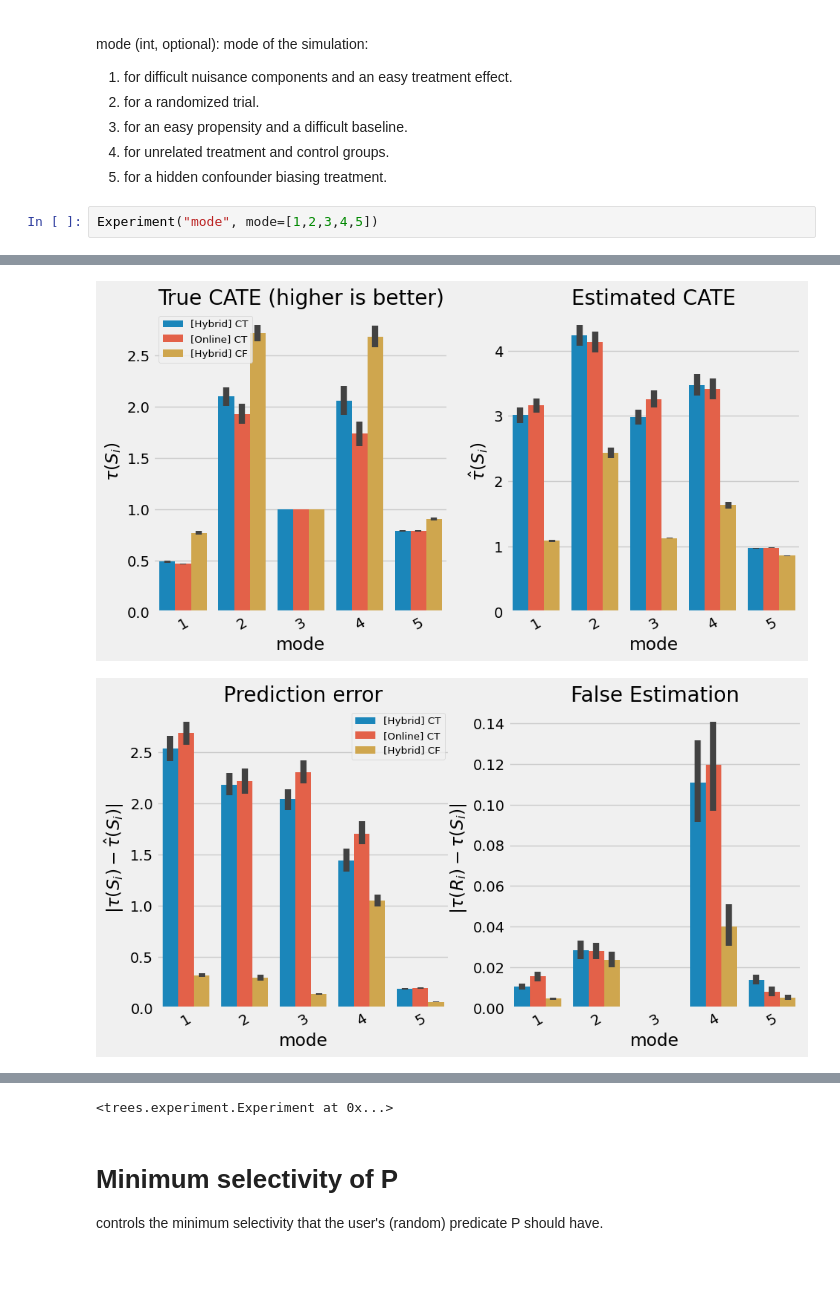
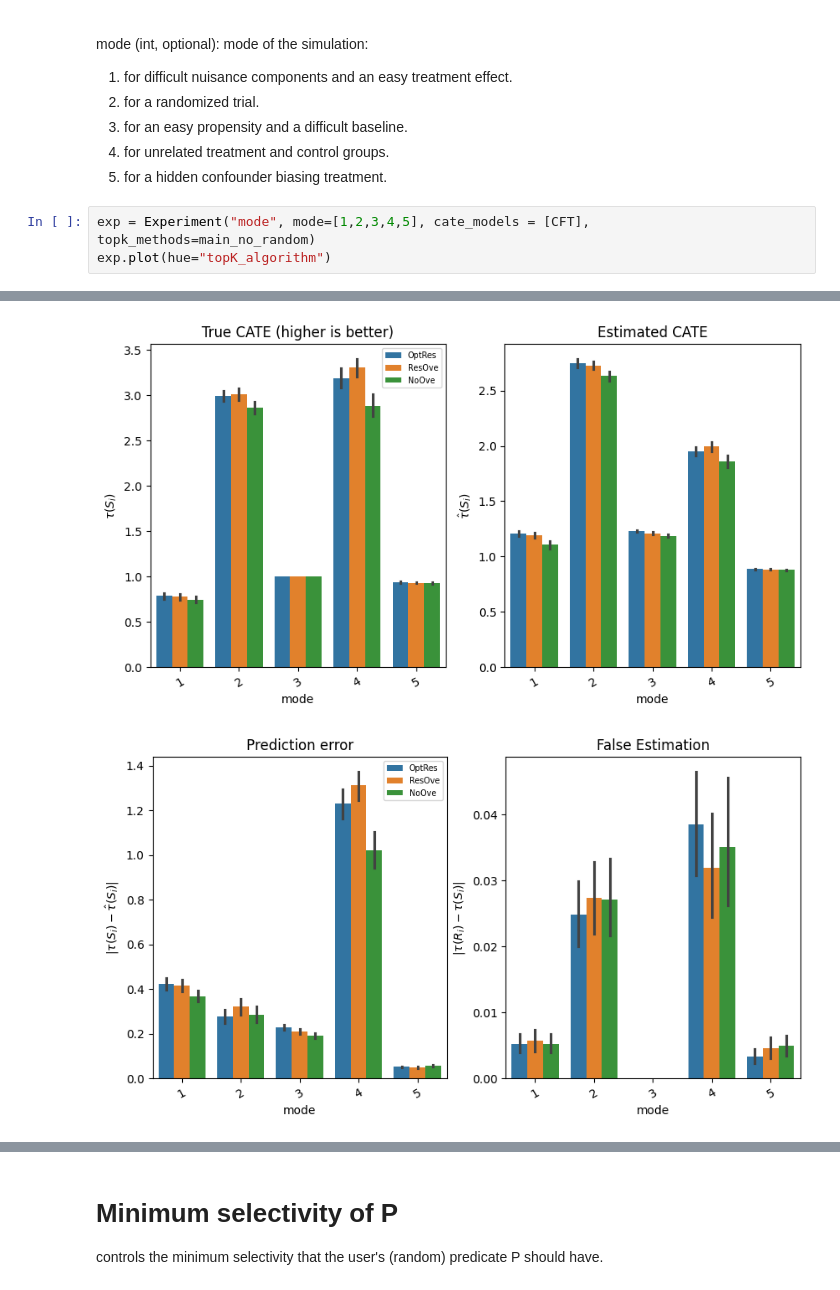
Before and after one commit to antonismand/Query-Driven-Data-Exploration-with-Heterogeneous-Treatment-Effects, a Jupyter notebook: experiments/data_params.ipynb, the cells around one changed output, grey strips where cells are left out. Drawn from its saved outputs; the diff is of its cells as text.

```diff
--- a/experiments/data_params.ipynb
+++ b/experiments/data_params.ipynb
@@ -57,5 +81,6 @@ mode (int, optional): mode of the simulation:
 4. for unrelated treatment and control groups.
 5. for a hidden confounder biasing treatment.
 # %%
-Experiment("mode", mode=[1,2,3,4,5])
+exp = Experiment("mode", mode=[1,2,3,4,5], cate_models = [CFT], topk_methods=main_no_random)
+exp.plot(hue="topK_algorithm")
 # %% [output]
@@ -72,2 +104,2 @@ Experiment("mode", mode=[1,2,3,4,5])
-[figure, old version]
+[figure, new version]
-[figure, old version]
+[figure, new version]
@@ -78,4 +110,3 @@ Experiment("mode", mode=[1,2,3,4,5])
-<trees.experiment.Experiment at 0x...>
 # %% [markdown]
 # Minimum selectivity of P
 
```
Also changed, not shown: parts of 8 cells of this notebook, 17 other files.
